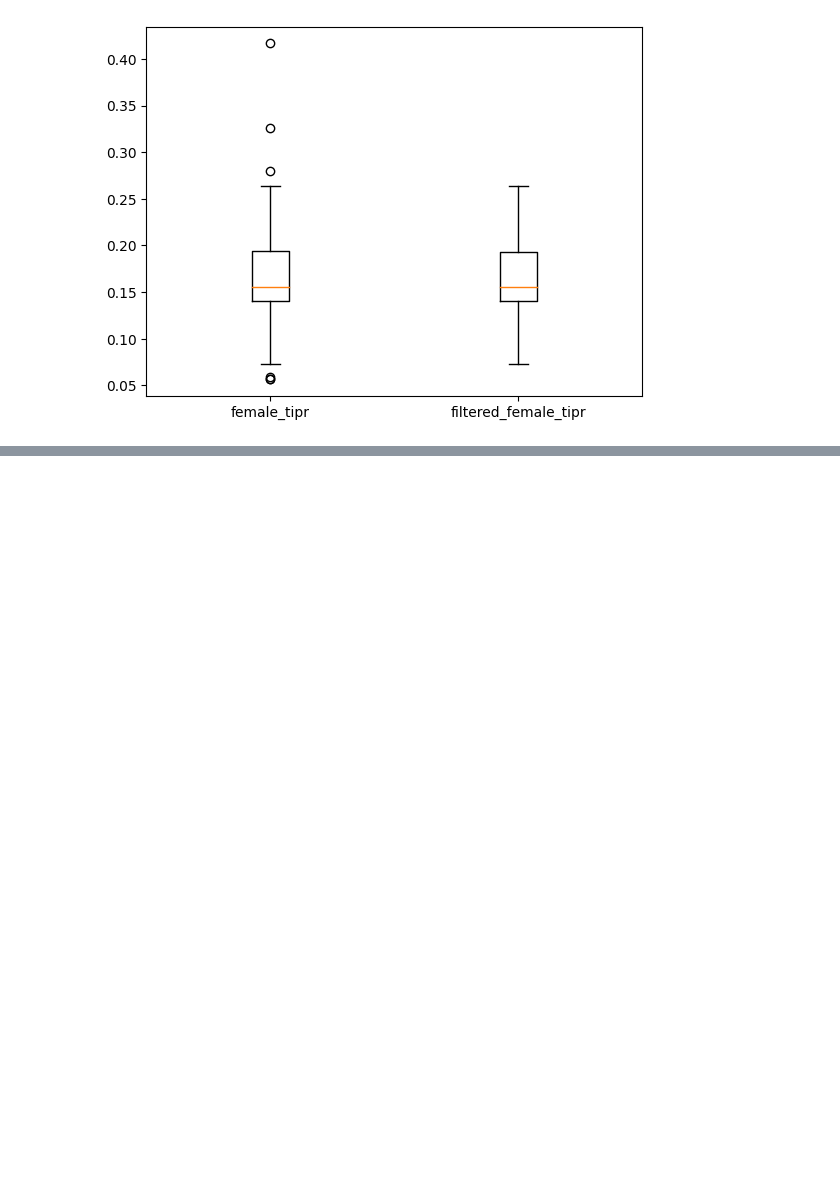
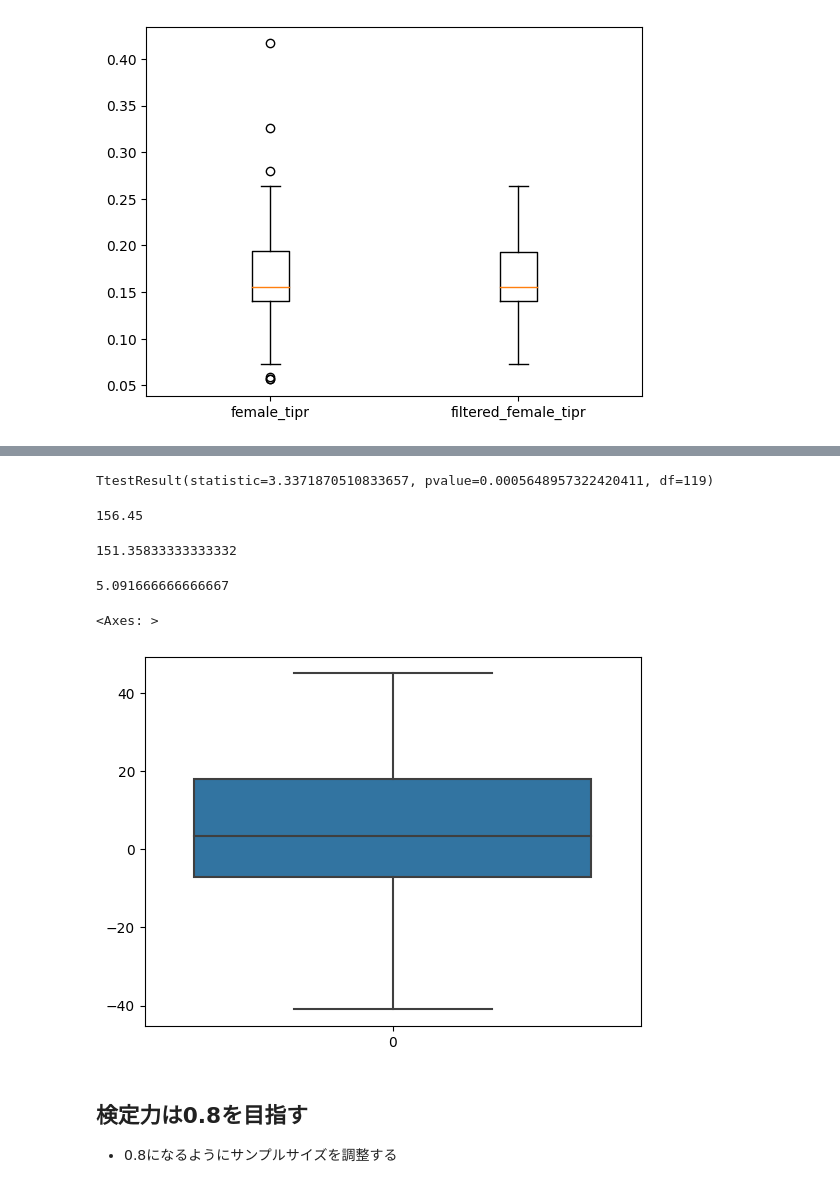
Before and after one commit to phonon-py/ZTest_ws, a Jupyter notebook: z_test.ipynb, the cells around one changed output, grey strips where cells are left out. Cells and saved outputs as stored; diff of their text form; code cells hidden in the pictures; blank space fills up the shorter version.

```diff
--- a/z_test.ipynb
+++ b/z_test.ipynb
@@ -218,0 +285,29 @@ plt.boxplot(data, labels=['female_tipr', 'filtered_female_tipr'])
+# %%
+# 血圧のデータの読み込み
+bp_df = pd.read_csv('/Users/kimuratoshiyuki/Dropbox/Python/stats/data/blood_pressure.csv')
+# %%
+stats.ttest_rel(bp_df['bp_before'], bp_df['bp_after'], alternative='greater')
+# %% [output]
+TtestResult(statistic=3.3371870510833657, pvalue=0.0005648957322420411, df=119)
+# %%
+bp_df['bp_before'].mean()
+# %% [output]
+156.45
+# %%
+bp_df['bp_after'].mean()
+# %% [output]
+151.35833333333332
+# %%
+bp_df['delta'] = bp_df['bp_before'] - bp_df['bp_after']
+# %%
+bp_df['delta'].mean()
+# %% [output]
+5.091666666666667
+# %%
+sns.boxplot(bp_df['delta'])
+# %% [output]
+<Axes: >
+[figure, added]
+# %% [markdown]
+## 検定力は0.8を目指す
+- 0.8になるようにサンプルサイズを調整する
```
Also changed, not shown: parts of 40 cells of this notebook, 1 other file.
